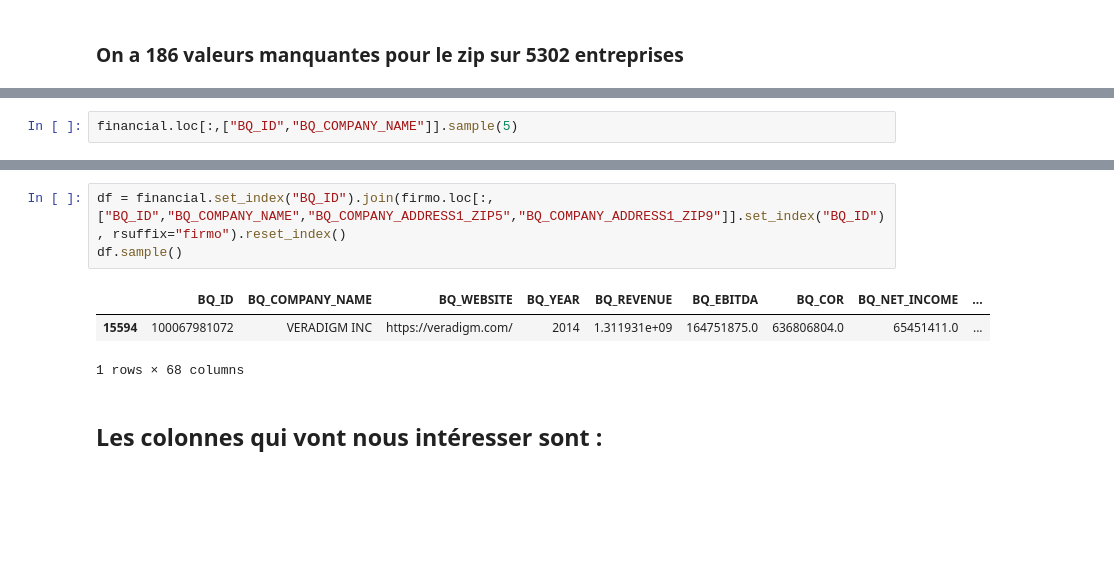
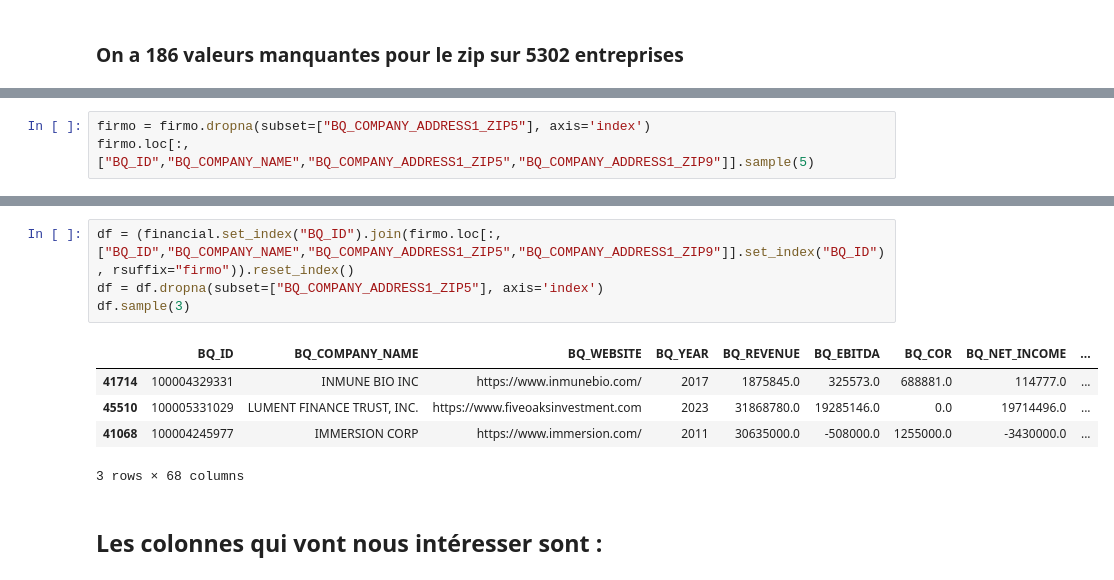
Before and after one commit to Askkip/StatAPP, a Jupyter notebook: US_Financials_Modeelisation.ipynb, the cells around one changed output, grey strips where cells are left out. Drawn from its saved outputs; the diff is of its cells as text; blank space fills up the shorter version.

```diff
--- a/US_Financials_Modeelisation.ipynb
+++ b/US_Financials_Modeelisation.ipynb
@@ -37,3 +39,4 @@ Mais on pourra dans le futur recrée ces valeurs manquantes à partir d'autres c
 # %%
-financial.loc[:,["BQ_ID","BQ_COMPANY_NAME"]].sample(5)
+firmo = firmo.dropna(subset=["BQ_COMPANY_ADDRESS1_ZIP5"], axis='index')
+firmo.loc[:,["BQ_ID","BQ_COMPANY_NAME","BQ_COMPANY_ADDRESS1_ZIP5","BQ_COMPANY_ADDRESS1_ZIP9"]].sample(5)
 # %% [output]
@@ -55,10 +49,13 @@ firmo.loc[:,["BQ_ID","BQ_COMPANY_NAME","BQ_COMPANY_ADDRESS1_ZIP5","BQ_COMPANY_AD
 # %%
-df = financial.set_index("BQ_ID").join(firmo.loc[:,["BQ_ID","BQ_COMPANY_NAME","BQ_COMPANY_ADDRESS1_ZIP5","BQ_COMPANY_ADDRESS1_ZIP9"]].set_index("BQ_ID"), rsuffix="firmo").reset_index()
-df.sample()
+df = (financial.set_index("BQ_ID").join(firmo.loc[:,["BQ_ID","BQ_COMPANY_NAME","BQ_COMPANY_ADDRESS1_ZIP5","BQ_COMPANY_ADDRESS1_ZIP9"]].set_index("BQ_ID"), rsuffix="firmo")).reset_index()
+df = df.dropna(subset=["BQ_COMPANY_ADDRESS1_ZIP5"], axis='index')
+df.sample(3)
 # %% [output]
 |  | BQ_ID | BQ_COMPANY_NAME | BQ_WEBSITE | BQ_YEAR | BQ_REVENUE | BQ_EBITDA | BQ_COR | BQ_NET_INCOME | ... |
-| 15594 | 100067981072 | VERADIGM INC | https://veradigm.com/ | 2014 | 1.311931e+09 | 164751875.0 | 636806804.0 | 65451411.0 | ... |
+| 41714 | 100004329331 | INMUNE BIO INC | https://www.inmunebio.com/ | 2017 | 1875845.0 | 325573.0 | 688881.0 | 114777.0 | ... |
+| 45510 | 100005331029 | LUMENT FINANCE TRUST, INC. | https://www.fiveoaksinvestment.com | 2023 | 31868780.0 | 19285146.0 | 0.0 | 19714496.0 | ... |
+| 41068 | 100004245977 | IMMERSION CORP | https://www.immersion.com/ | 2011 | 30635000.0 | -508000.0 | 1255000.0 | -3430000.0 | ... |
-1 rows × 68 columns
+3 rows × 68 columns
 # %% [markdown]
 ## Les colonnes qui vont nous intéresser sont :
 # %%
```
Also changed, not shown: parts of 34 cells of this notebook, 1 other file.
